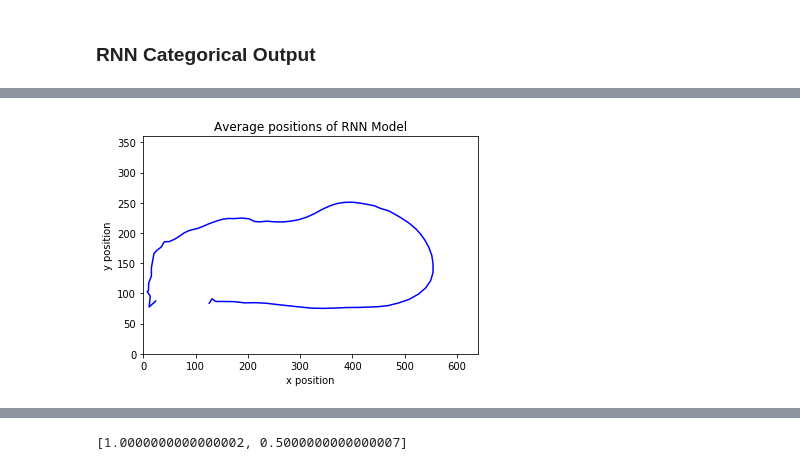
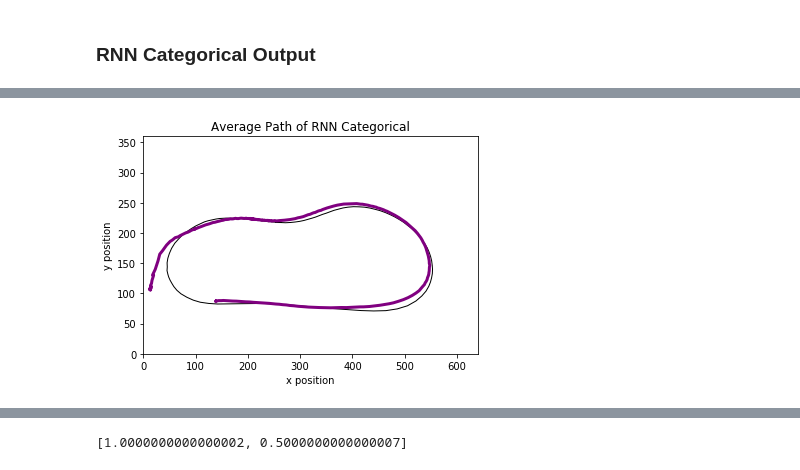
Before and after one commit to jzisheng/Scaled-Self-Driving-Car, a Jupyter notebook: notebooks/AveragingPositions.ipynb, the cells around one changed output, grey strips where cells are left out. Saved outputs shown, nothing was run; the diff lists cells and outputs as text; code cells hidden in the pictures.

```diff
--- a/notebooks/AveragingPositions.ipynb
+++ b/notebooks/AveragingPositions.ipynb
@@ -235,10 +323,19 @@ hy = hy[:len(hy)-n]
 # %%
-plt.plot(hx,hy,c='b')
+n=503
+#hx.append(270)
+#hy.append(220)
+
+hx1 = hx[:len(hx)-n]
+hy1 = hy[:len(hy)-n]
+
+#plt.plot(hx,hy,c='black',linewidth='1')
+
 #plt.plot(linearx[:len(linearx)-n],lineary[:len(lineary)-n],c='red')
-plt.plot(linearx,lineary,c='red')
+plt.plot(hx1,hy1,c='black',linewidth='3')
+#plt.plot(rnnx[s:len(rnnx)-n],rnny[s:len(rnnx)-n],c='b')
 plt.xlim(0, 1920/3)
 plt.ylim(0, 1080/3)     # set the ylim to ymin, ymax
-plt.title('Average positions of Human Model')
+plt.title('Average Path of Human')
 plt.xlabel('x position')
 plt.ylabel('y position')
 plt.show()
@@ -247,7 +344,7 @@ plt.show()
 # %% [markdown]
 ### RNN Single Output Model
 # %%
-pos = rnn
+pos = rnn[3:]
 if(len(pos) != 0):
     print('== rnn')
     totalpos = []
@@ -286,13 +396,20 @@ if(len(pos) != 0):
 # %%
-n=4
-s=6
-plt.plot(rnncatx[s:len(rnncatx)-n],rnncaty[s:len(rnncaty)-n],c='b')
+plt.plot(hx1,hy1,c='black',linewidth='1')
+
+n=850
+s=70
+rx1 = rnncatx[s:len(rnncatx)-n]
+ry1 = rnncaty[s:len(rnncaty)-n]
+
+plt.plot(rx1,ry1,c='purple',linewidth='3')
 
 plt.xlim(0, 1920/3)
 plt.ylim(0, 1080/3)     # set the ylim to ymin, ymax
-plt.title('Average positions of RNN Model')
+plt.title('Average Path of RNN Categorical')
 plt.xlabel('x position')
 plt.ylabel('y position')
+
+
 plt.show()
 # %% [output]
-[figure, old version]
+[figure, new version]
```
Also changed, not shown: parts of 30 cells of this notebook, 2 other files.
